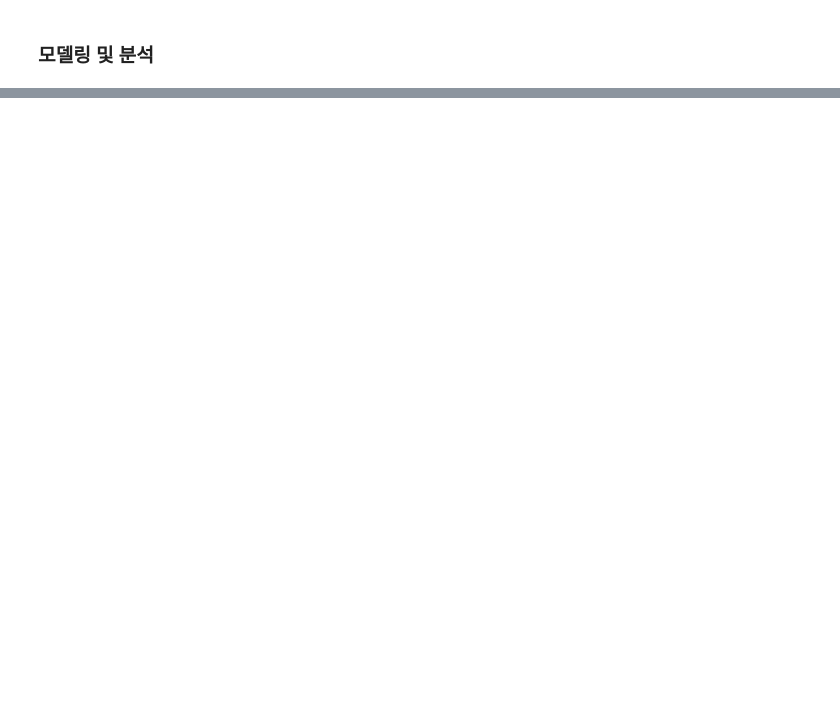
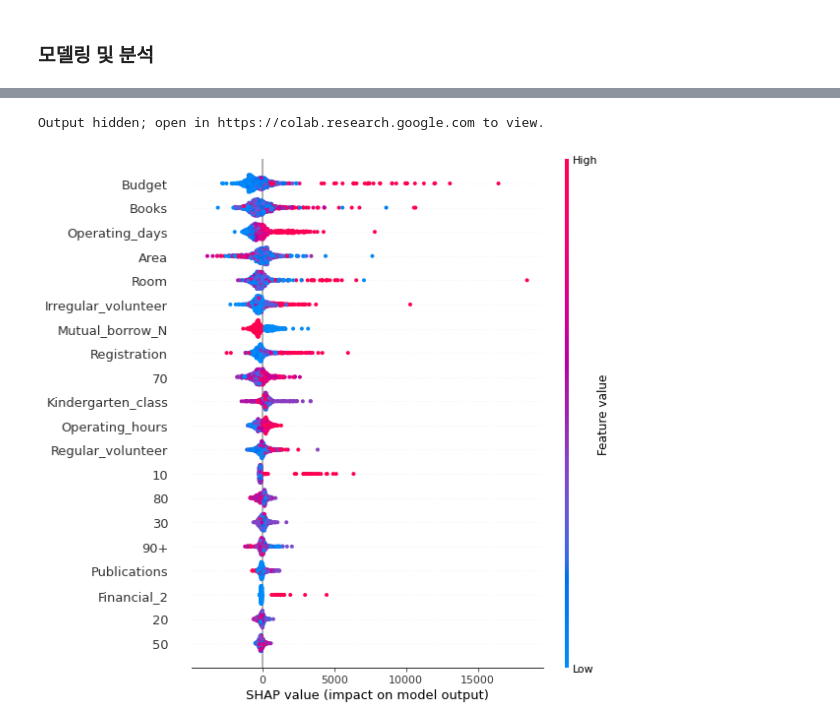
Before and after one commit to dev-gw/SSL_analysis, a Jupyter notebook: Library_DS.ipynb, the cells around one changed output, grey strips where cells are left out. Cells and saved outputs as stored; diff of their text form; code cells hidden in the pictures; blank space fills up the shorter version.

```diff
--- a/Library_DS.ipynb
+++ b/Library_DS.ipynb
@@ -158,0 +216,38 @@ column name: Budget
+# %%
+from sklearn.preprocessing import StandardScaler
+from sklearn.preprocessing import LabelEncoder
+
+
+data_merge.drop(['Gu','Dong', 'Longitude', 'Latitude', 'Address', 'Branch', 'Meeting','Committee'], axis=1, inplace=True)
+
+# 범주형 변수 인코딩
+ohe_data = pd.get_dummies(data_merge, columns=['Type', 'PC', 'Financial','Off_library', 'Mutual_borrow', 'Program', 'Operation_status'])
+# ## 라벨인코더 실행해보기
+
+# 인덱스 설정
+ohe_data.set_index('Name', inplace=True)
+
+# 스케일링
+scaler = StandardScaler()
+scaler.fit(ohe_data[numeric_col])
+ohe_data[numeric_col] = scaler.transform(ohe_data[numeric_col])
+# %%
+from sklearn.model_selection import train_test_split
+from sklearn.metrics import mean_squared_error, r2_score
+from sklearn.tree import DecisionTreeRegressor
+from lightgbm import LGBMRegressor #LGB회귀
+from sklearn.ensemble import RandomForestRegressor
+
+y_data = ohe_data['Target']
+X_data = ohe_data.drop(['Target','Borrow'], axis=1, inplace=False)
+
+X_train, X_test, y_train, y_test = train_test_split(X_data, y_data, test_size = 0.2, random_state=2022)
+
+rf_rg = RandomForestRegressor(n_estimators=1000, random_state=2022)
+lg_rg = LGBMRegressor(n_estimators=1000, random_state=2022)
+
+rf_rg.fit(X_train, y_train)
+lg_rg.fit(X_train, y_train)
+
+rf_pred = rf_rg.predict(X_train)
+lg_pred = lg_rg.predict(X_train)
@@ -158,0 +315,12 @@ column name: Budget
+# %%
+explainer = shap.TreeExplainer(lg_rg) # Tree model Shap Value 확인 객체 지정
+shap_values = explainer.shap_values(X_train) # Shap Values 계산
+# %%
+shap.initjs()
+shap.force_plot(explainer.expected_value, shap_values, X_train)
+# %% [output]
+Output hidden; open in https://colab.research.google.com to view.
+# %%
+shap.summary_plot(shap_values, X_train)
+# %% [output]
+[figure, added]
```
Also changed, not shown: parts of 23 cells of this notebook.
